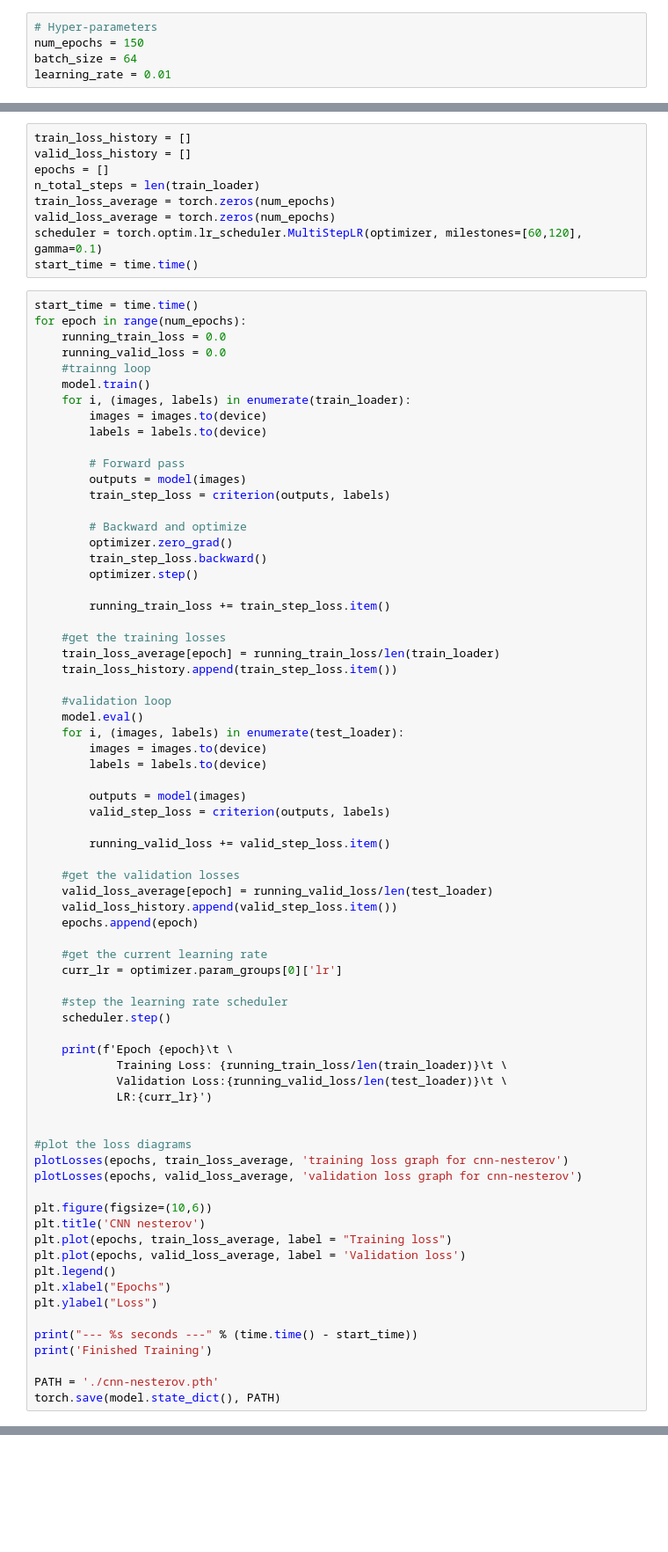
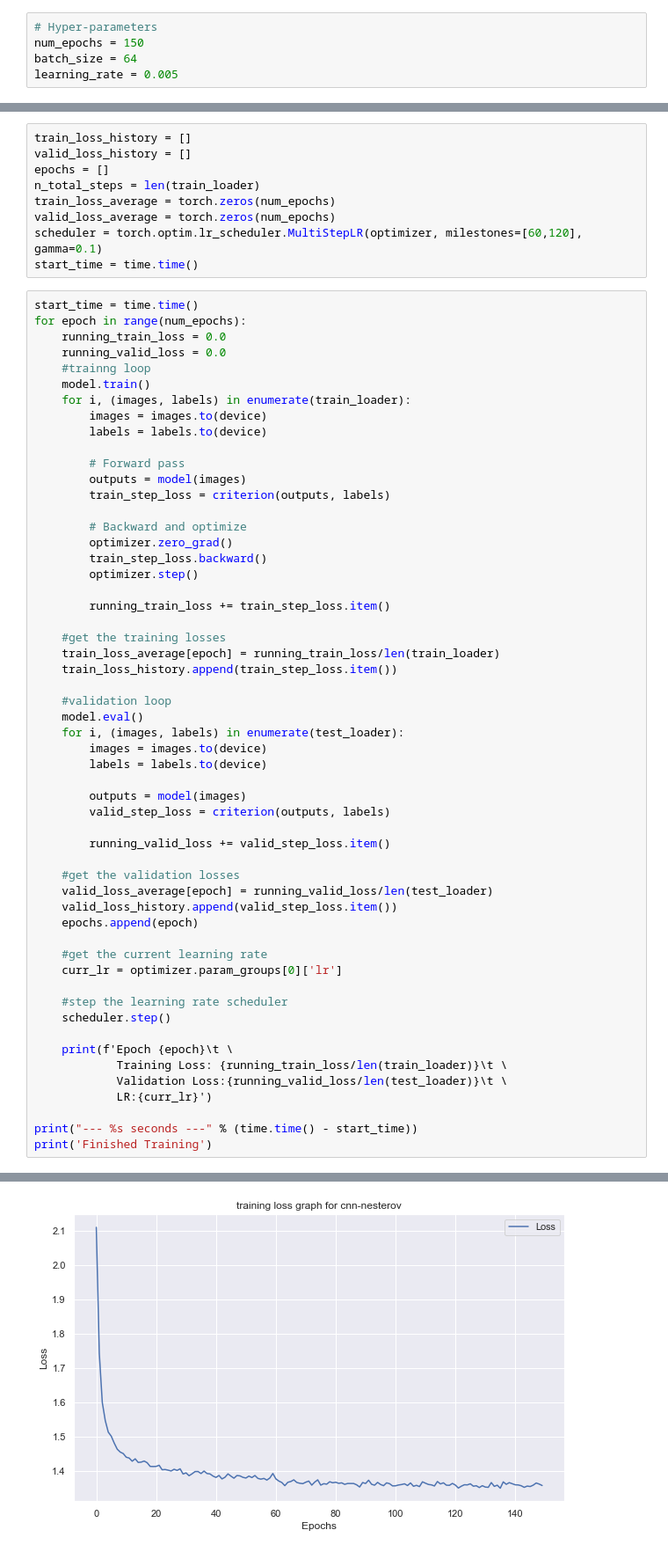
Before and after one commit to COMP6248-Reproducability-Challenge/MaSS-optimiser, a Jupyter notebook: General/Code/FCNN.ipynb, the cells around one changed output, grey strips where cells are left out. Shown: that part at 88% size. Cells and saved outputs as stored; diff of their text form; blank space fills up the shorter version.

```diff
--- a/General/Code/FCNN.ipynb
+++ b/General/Code/FCNN.ipynb
@@ -20,7 +20,7 @@ device = torch.device('cuda' if torch.cuda.is_available() else 'cpu')
 # Hyper-parameters
 num_epochs = 150
 batch_size = 64
-learning_rate = 0.01
+learning_rate = 0.005
 # %%
 # dataset has PILImage images of range [0, 1].
 # We transform them to Tensors of normalized range [-1, 1]
@@ -190,22 +183,6 @@ for epoch in range(num_epochs):
             Validation Loss:{running_valid_loss/len(test_loader)}\t \
             LR:{curr_lr}')
 
-
-#plot the loss diagrams
-plotLosses(epochs, train_loss_average, 'training loss graph for cnn-nesterov')
-plotLosses(epochs, valid_loss_average, 'validation loss graph for cnn-nesterov')
-
-plt.figure(figsize=(10,6))
-plt.title('CNN nesterov')
-plt.plot(epochs, train_loss_average, label = "Training loss")
-plt.plot(epochs, valid_loss_average, label = 'Validation loss')
-plt.legend()
-plt.xlabel("Epochs")
-plt.ylabel("Loss")
-
 print("--- %s seconds ---" % (time.time() - start_time))
 print('Finished Training')
-
-PATH = './cnn-nesterov.pth'
-torch.save(model.state_dict(), PATH)
 # %% [output]
@@ -229,0 +206 @@ KeyboardInterrupt:
+[figure, added]
```
Also changed, not shown: parts of 8 cells of this notebook, 1 other file.
